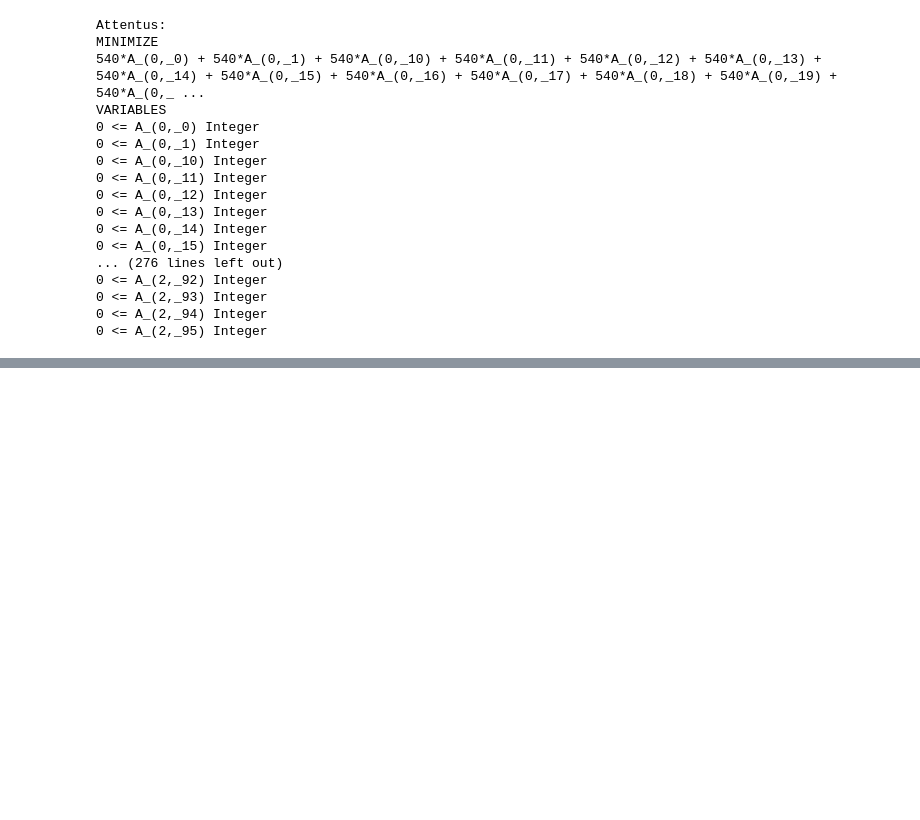
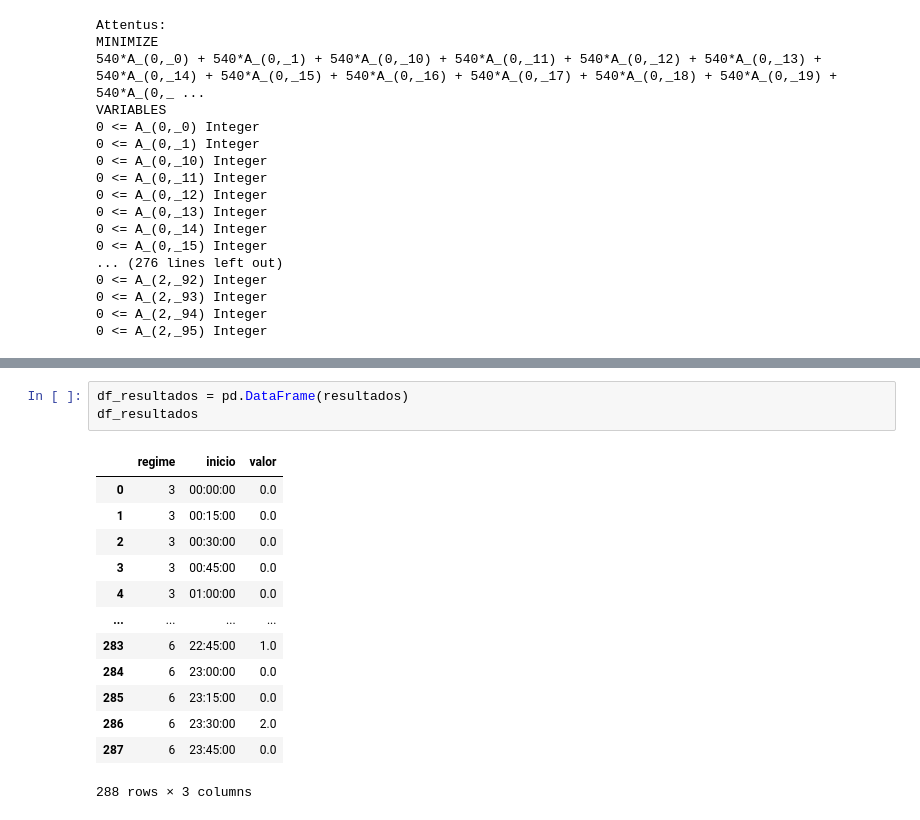
Before and after one commit to youitik/attentus, a Jupyter notebook: nan_attentus_aula.ipynb, the cells around one changed output, grey strips where cells are left out. Drawn from its saved outputs; the diff is of its cells as text; blank space fills up the shorter version.

```diff
--- a/nan_attentus_aula.ipynb
+++ b/nan_attentus_aula.ipynb
@@ -674,0 +1006,17 @@ VARIABLES
+# %%
+df_resultados = pd.DataFrame(resultados)
+df_resultados
+# %% [output]
+|  | regime | inicio | valor |
+| 0 | 3 | 00:00:00 | 0.0 |
+| 1 | 3 | 00:15:00 | 0.0 |
+| 2 | 3 | 00:30:00 | 0.0 |
+| 3 | 3 | 00:45:00 | 0.0 |
+| 4 | 3 | 01:00:00 | 0.0 |
+| ... | ... | ... | ... |
+| 283 | 6 | 22:45:00 | 1.0 |
+| 284 | 6 | 23:00:00 | 0.0 |
+| 285 | 6 | 23:15:00 | 0.0 |
+| 286 | 6 | 23:30:00 | 2.0 |
+| 287 | 6 | 23:45:00 | 0.0 |
+288 rows × 3 columns
```
Also changed, not shown: parts of 58 cells of this notebook.
